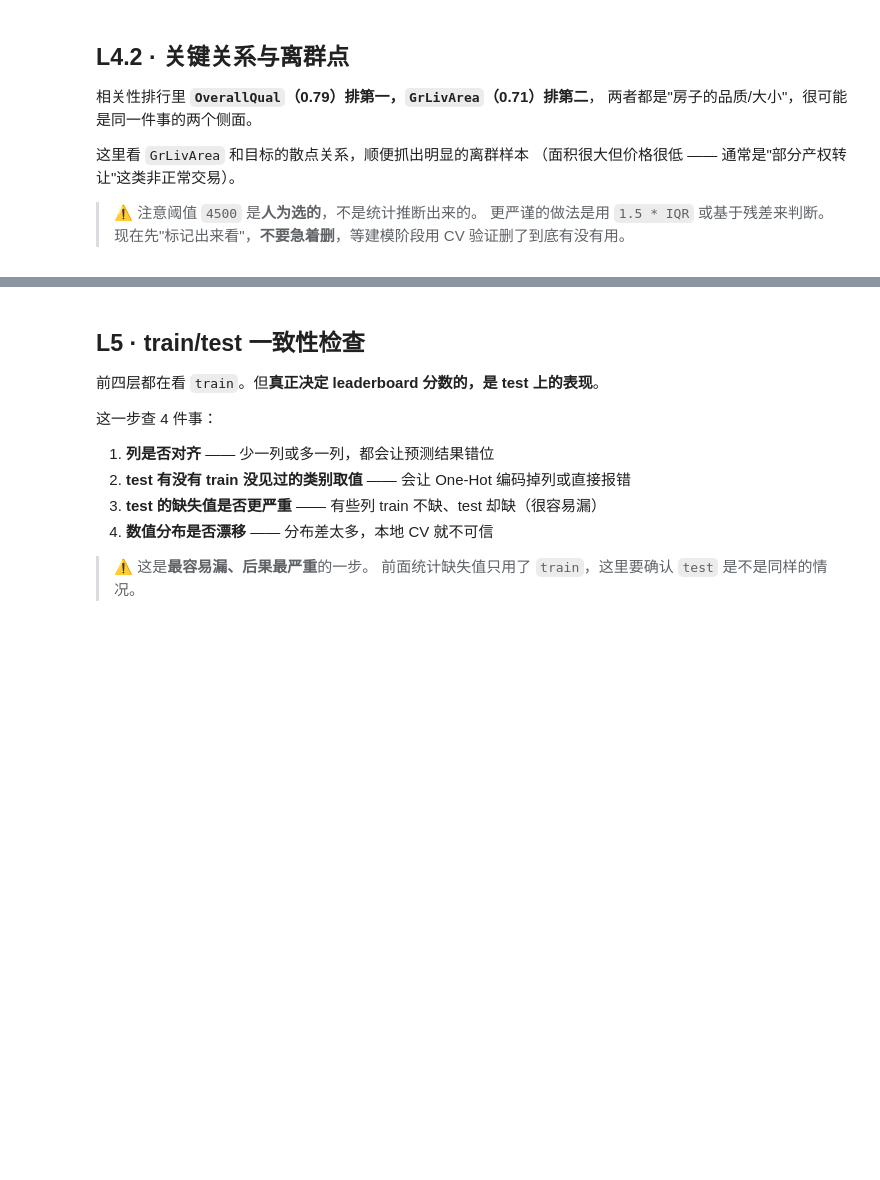
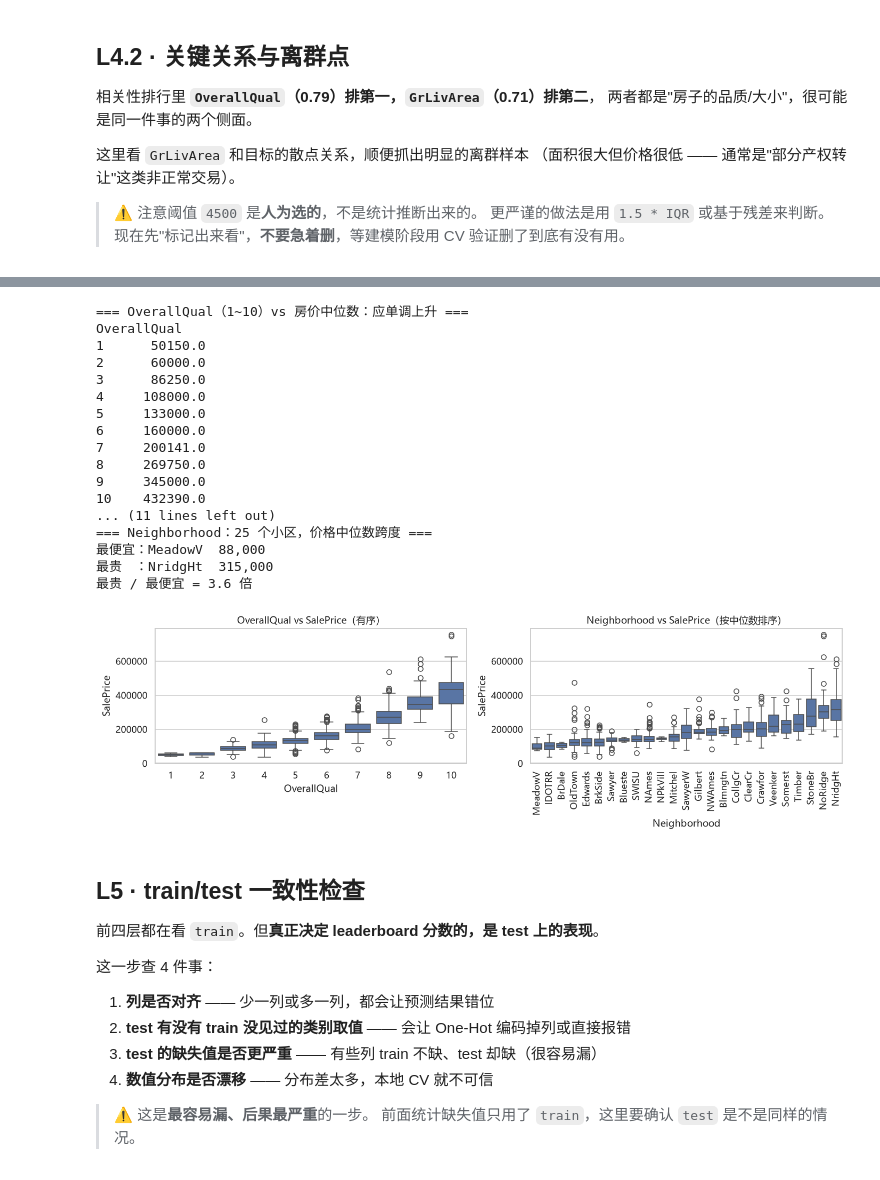
Before and after one commit to Tanking020/house-prices-kaggle, a Jupyter notebook: notebooks/01_data_overview.ipynb, the cells around one changed output, grey strips where cells are left out. Cells and saved outputs as stored; diff of their text form; code cells hidden in the pictures; blank space fills up the shorter version.

```diff
--- a/notebooks/01_data_overview.ipynb
+++ b/notebooks/01_data_overview.ipynb
@@ -305,3 +413,53 @@ Error:
+# %%
+# ---- 1) 有序评级列：等级 vs 房价中位数（应当单调上升）----
+ORDINAL = ["ExterQual", "ExterCond", "BsmtQual", "BsmtCond", "HeatingQC",
+           "KitchenQual", "FireplaceQu", "GarageQual", "GarageCond", "PoolQC"]
+ORDER = ["Po", "Fa", "TA", "Gd", "Ex"]   # 从差到好
+
+print("=== OverallQual（1~10）vs 房价中位数：应单调上升 ===")
+print(train.groupby("OverallQual")["SalePrice"].median().round(0))
+
+print("\n=== KitchenQual（有序评级）vs 房价中位数 ===")
+print(train.groupby("KitchenQual")["SalePrice"].median().reindex(ORDER).round(0))
+
+# ---- 2) 高基数类别：Neighborhood 价格跨度 ----
+nb = (train.groupby("Neighborhood")["SalePrice"]
+      .agg(median="median", count="count")
+      .sort_values("median"))
+print(f"\n=== Neighborhood：{len(nb)} 个小区，价格中位数跨度 ===")
+print(f"最便宜：{nb.index[0]}  {nb['median'].iloc[0]:,.0f}")
+print(f"最贵　：{nb.index[-1]}  {nb['median'].iloc[-1]:,.0f}")
+print(f"最贵 / 最便宜 = {nb['median'].iloc[-1] / nb['median'].iloc[0]:.1f} 倍")
+
+# ---- 3) 可视化：有序 + 高基数各看一个 ----
+fig, axes = plt.subplots(1, 2, figsize=(13, 4))
+sns.boxplot(data=train, x="OverallQual", y="SalePrice", ax=axes[0])
+axes[0].set_title("OverallQual vs SalePrice（有序）")
+order_nb = nb.index.tolist()
+sns.boxplot(data=train, x="Neighborhood", y="SalePrice", order=order_nb, ax=axes[1])
+axes[1].tick_params(axis="x", rotation=90)
+axes[1].set_title("Neighborhood vs SalePrice（按中位数排序）")
+plt.tight_layout()
+plt.show()
+# %% [output]
+=== OverallQual（1~10）vs 房价中位数：应单调上升 ===
+OverallQual
+1      50150.0
+2      60000.0
+3      86250.0
+4     108000.0
+5     133000.0
+6     160000.0
+7     200141.0
+8     269750.0
+9     345000.0
+10    432390.0
+... (11 lines left out)
+=== Neighborhood：25 个小区，价格中位数跨度 ===
+最便宜：MeadowV  88,000
+最贵　：NridgHt  315,000
+最贵 / 最便宜 = 3.6 倍
+[figure, added]
 # %% [markdown]
 ## L5 · train/test 一致性检查
 
```
Also changed, not shown: parts of 18 cells of this notebook.
